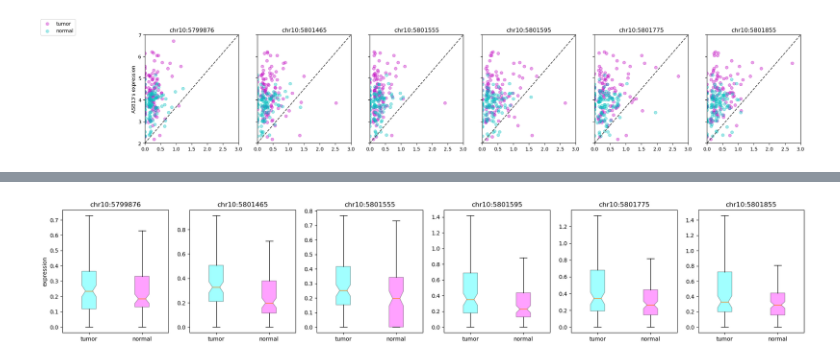
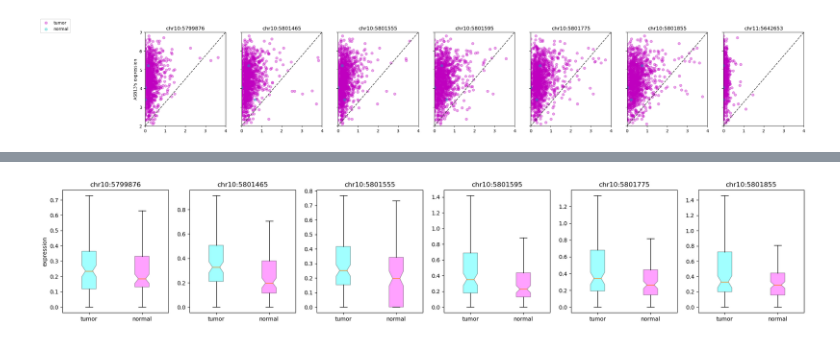
Before and after one commit to ZouJoelin/bio_statistic, a Jupyter notebook: plot.ipynb, the cells around one changed output, grey strips where cells are left out. Drawn from its saved outputs; the diff is of its cells as text; code cells hidden in the pictures.

```diff
--- a/plot.ipynb
+++ b/plot.ipynb
@@ -8,9 +8,9 @@ import copy
 import math
 # %%
 # load the dataset
-file = "data/data_contrast.txt"
+file = "data/data_new1.txt"
 x_train, y_train = load_data_multi(file)
-devide = 109
+devide = 112   #1059
 x_tumor = x_train[0:devide, :]
 x_normal = x_train[devide:, :]
 y_tumor = y_train[0:devide]
@@ -66,0 +67,24 @@ Number of training examples (m): 219
+# %%
+fig,ax=plt.subplots(2, 4, figsize=(16, 8), sharey=True)
+print(range(len(ax[0]))[1:])
+shift = 0
+id = 0
+for i in range(len(ax)):
+    shift = i
+    print(range(len(ax[0]))[shift:])
+    for j in range(len(ax[0]))[shift:]:
+        ax[i][j].set_xlim(0,2.5)
+        ax[i][j].set_ylim(2,7)
+        #print(i*len(ax[0])+j)
+        ax[i][j].scatter(x_tumor[:,id], y_tumor, c="m", alpha=0.37, marker="o")
+        ax[i][j].scatter(x_normal[:,id], y_normal,c="c", alpha=0.37, marker="o")
+
+        ax[i][j].set_title(x_header[id])
+        ax[i][j].plot(ax[i][j].get_xlim(), ax[i][j].get_ylim(), ls="--", c=".3")
+        id+=1
+
+#fig.legend(labels, loc = "left")
+ax[0][0].set_ylabel("ASB13's expression")
+ax[1][0].set_ylabel("ASB13's expression")
+
+plt.show()
@@ -67,16 +96,16 @@ Number of training examples (m): 219
 # %%
-fig,ax=plt.subplots(1, 6, figsize=(24, 4), sharey=True)
+fig,ax=plt.subplots(1, 7, figsize=(28, 4), sharey=True)
 for i in range(len(ax)):
-    ax[i].set_xlim(0,3)
+    ax[i].set_xlim(0,4)
     ax[i].set_ylim(2,7)
     ax[i].scatter(x_tumor[:,i], y_tumor, c="m", alpha=0.37, marker="o")
     ax[i].scatter(x_normal[:,i], y_normal,c="c", alpha=0.37, marker="o")
 
     ax[i].set_title(x_header[i])
     ax[i].plot(ax[i].get_xlim(), ax[i].get_ylim(), ls="--", c=".3")
 
 fig.legend(labels, loc = "upper left")
 ax[0].set_ylabel("ASB13's expression")
 plt.show()
 # %% [output]
-[figure, old version]
+[figure, new version]
```
Also changed, not shown: parts of 3 cells of this notebook, 2 other files.
